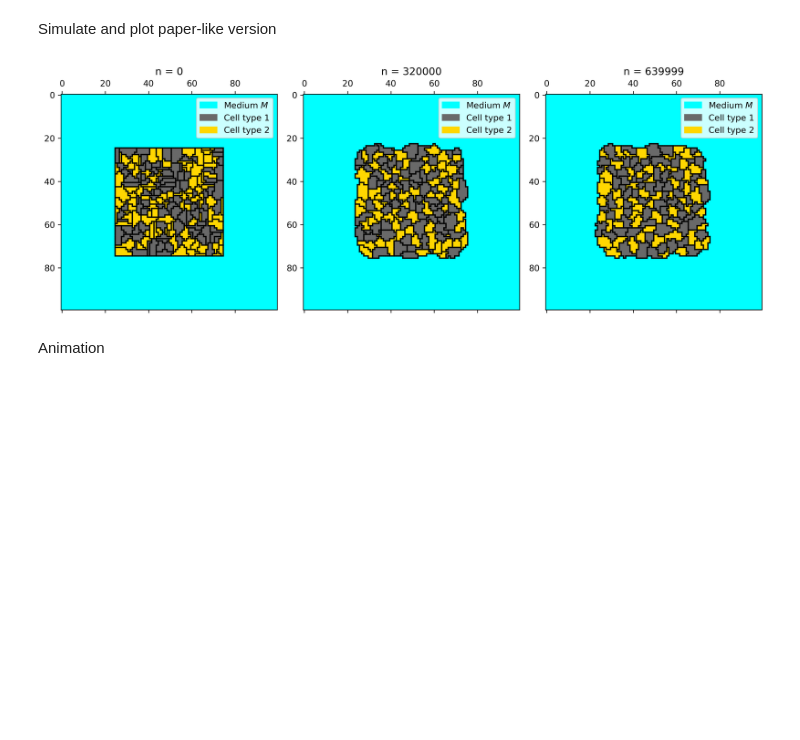
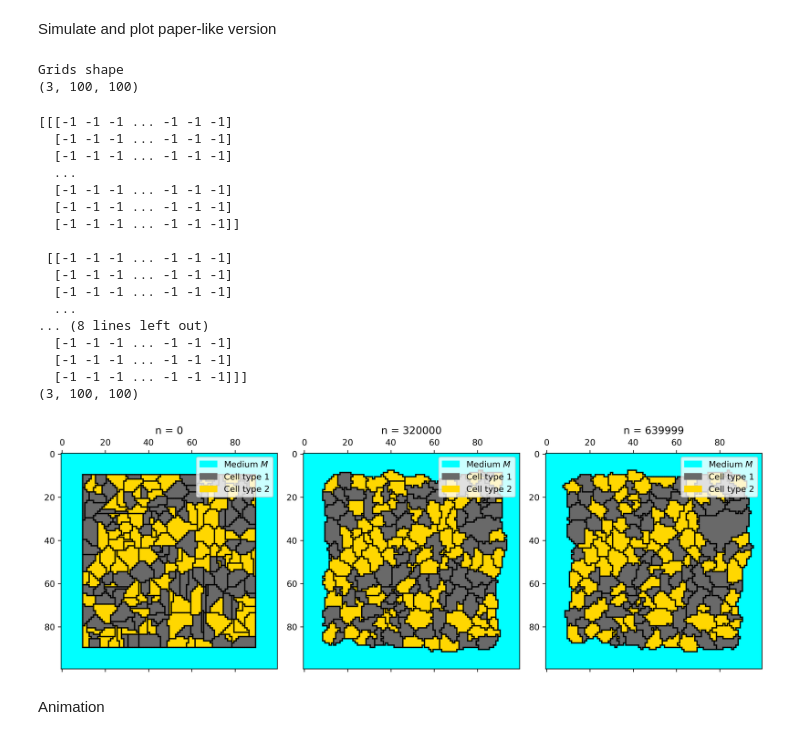
Before and after one commit to jonas4climate/metabolic-cellular-modelling, a Jupyter notebook: assignment4.ipynb, the cells around one changed output. Cells and saved outputs as stored; diff of their text form; code cells hidden in the pictures; blank space fills up the shorter version.

Commit message:
Optimized and parallized using numba + better plotting

```diff
--- a/assignment4.ipynb
+++ b/assignment4.ipynb
@@ -268,6 +310,16 @@ def plot_cellular_potts(ax, grid, n_types, n_MCS):
     nsteps = 16 * n_MCS * grid.shape[0]**2
     ax.set_title('n = %i' % nsteps)
 
+def sequence_plot(viz_MCSs, grids, n_types, MCS):
+    '''
+    Creates a time sequence of Cellular Potts grids. Returns the figure.
+    '''
+    fig = plt.figure(facecolor='w', figsize=(12,6), dpi=300, layout='tight')
+    for i, (n_MCS, grid) in enumerate(zip(viz_MCSs, grids)):
+        ax = plt.subplot2grid((1, len(viz_MCSs)), (0, i))
+        plot_cellular_potts(ax, grid, n_types, n_MCS/MCS)
+    return fig
+
 def animate_grids(grids, ts, fps, n_types):
     MCS = 16 * grids[0].shape[0]**2
     pbar = tqdm(total=len(grids), desc='Rendering', unit='frames')
@@ -321,20 +373,37 @@ MCS = 16 * nx**2
 n_cells = 200
 n_MCS = 4
 n_types = 2
-padding = 25
+padding = 10
 # %% [markdown]
 Simulate and plot paper-like version
 # %%
 np.random.seed(42) # TODO: remove if not needed
-viz_MCSs = [0, 2*MCS, 4*MCS-1] # Which grids to store for visualization later
+viz_MCSs = [0, 2*MCS, 4*MCS-1]
 grids = Cellular_Potts_model(J=J, A=A, n_MCS=n_MCS, T=T, n_cells=n_cells, n_types=n_types, padding=padding, return_grids_at=viz_MCSs, nx=nx, K=k, lam_vol=lam_vol)
-fig = plt.figure(facecolor='w', figsize=(12,6), dpi=300, layout='tight')
-for i, (n_MCS, grid) in enumerate(zip(viz_MCSs, grids)):
-    ax = plt.subplot2grid((1, len(viz_MCSs)), (0, i))
-    plot_cellular_potts(ax, grid, n_types, n_MCS/MCS)
+fig = sequence_plot(viz_MCSs, grids, n_types, MCS)
 fig.savefig(f'{MEDIA_PATH}/cellular_potts_paper.png', bbox_inches='tight')
+fig.show()
 # %% [output]
+Grids shape
+(3, 100, 100)
+[[[-1 -1 -1 ... -1 -1 -1]
+  [-1 -1 -1 ... -1 -1 -1]
+  [-1 -1 -1 ... -1 -1 -1]
+  ...
+  [-1 -1 -1 ... -1 -1 -1]
+  [-1 -1 -1 ... -1 -1 -1]
+  [-1 -1 -1 ... -1 -1 -1]]
+
+ [[-1 -1 -1 ... -1 -1 -1]
+  [-1 -1 -1 ... -1 -1 -1]
+  [-1 -1 -1 ... -1 -1 -1]
+  ...
+... (8 lines left out)
+  [-1 -1 -1 ... -1 -1 -1]
+  [-1 -1 -1 ... -1 -1 -1]
+  [-1 -1 -1 ... -1 -1 -1]]]
+(3, 100, 100)
-[figure, old version]
+[figure, new version]
 # %% [markdown]
 Animation
 # %%
```
Also changed, not shown: parts of 5 cells of this notebook, 5 other files.
